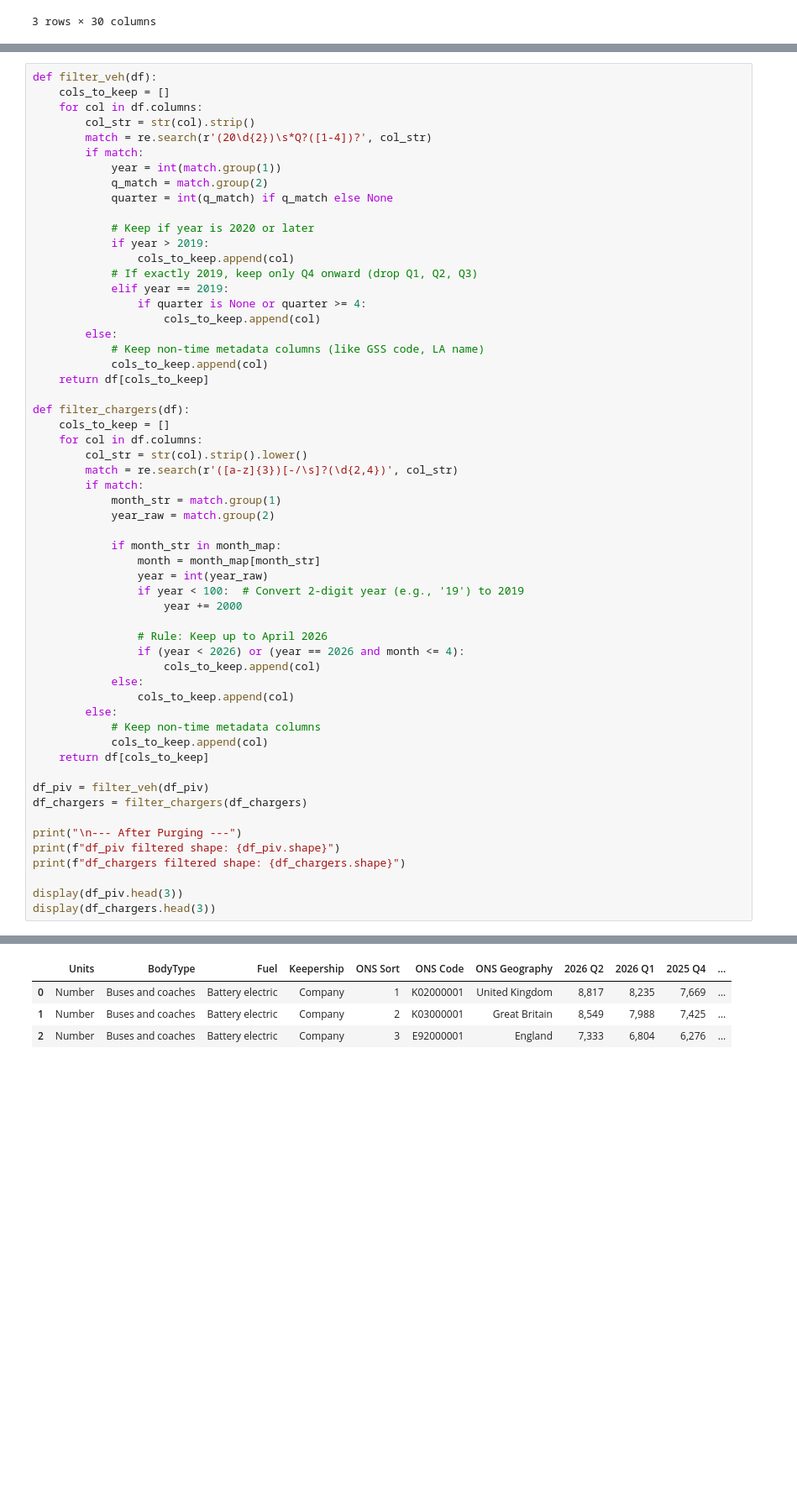
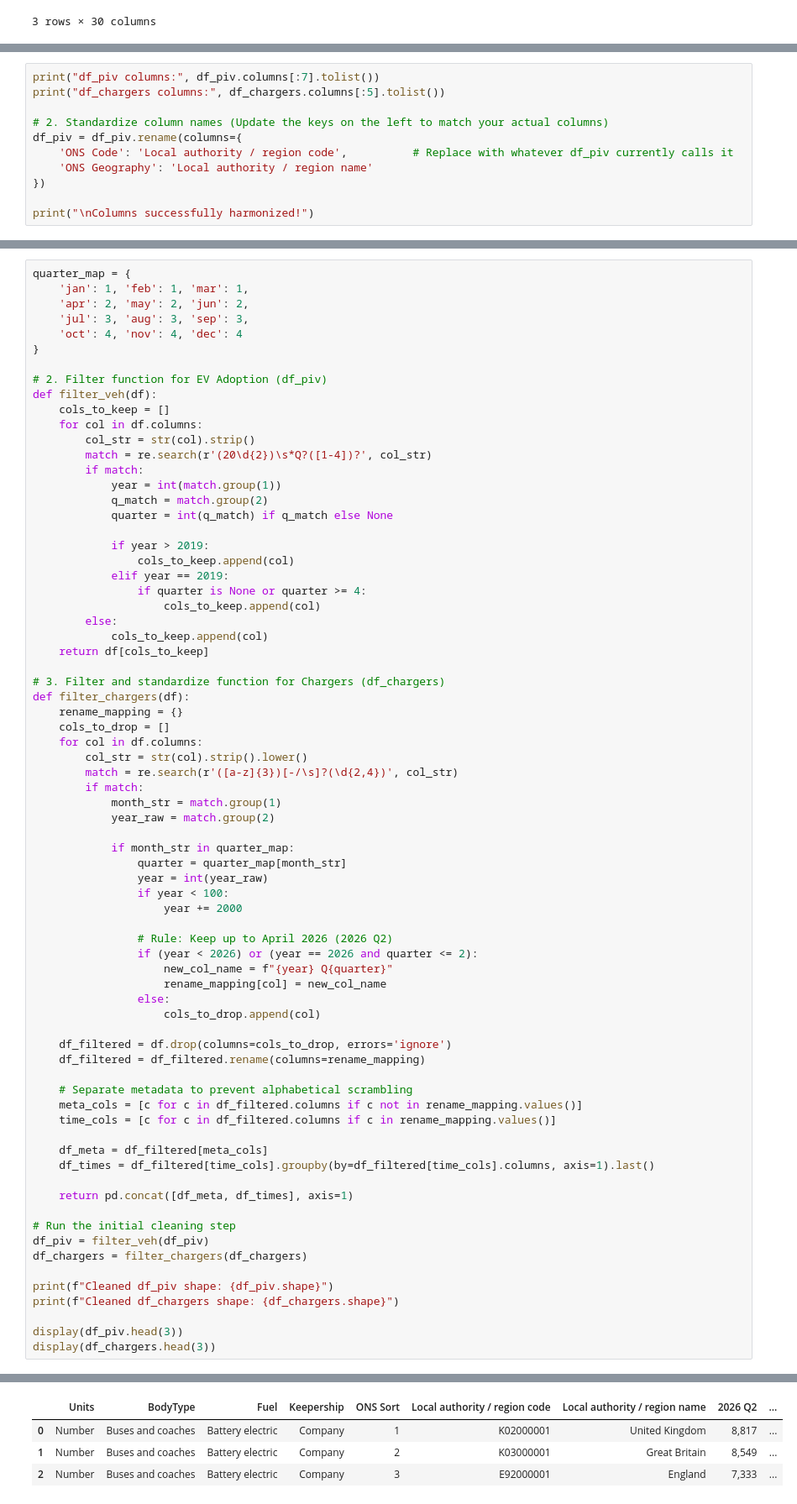
Before and after one commit to leon72305-source/DSAI_FINAL, a Jupyter notebook: DSandAIP2027_Drafts.ipynb, the cells around one changed output, grey strips where cells are left out. Shown at 84% size. Saved outputs shown, nothing was run; the diff lists cells and outputs as text; blank space fills up the shorter version.

Commit message:
Commit: Dataset Cleaning Working

```diff
--- a/DSandAIP2027_Drafts.ipynb
+++ b/DSandAIP2027_Drafts.ipynb
@@ -55,0 +58,11 @@ df_chargers shape: (470, 30)
+# %%
+print("df_piv columns:", df_piv.columns[:7].tolist())
+print("df_chargers columns:", df_chargers.columns[:5].tolist())
+
+# 2. Standardize column names (Update the keys on the left to match your actual columns)
+df_piv = df_piv.rename(columns={
+    'ONS Code': 'Local authority / region code',          # Replace with whatever df_piv currently calls it
+    'ONS Geography': 'Local authority / region name'
+})
+
+print("\nColumns successfully harmonized!")
@@ -56,4 +74,12 @@ df_chargers shape: (470, 30)
 # %%
+quarter_map = {
+    'jan': 1, 'feb': 1, 'mar': 1,
+    'apr': 2, 'may': 2, 'jun': 2,
+    'jul': 3, 'aug': 3, 'sep': 3,
+    'oct': 4, 'nov': 4, 'dec': 4
+}
+
+# 2. Filter function for EV Adoption (df_piv)
 def filter_veh(df):
     cols_to_keep = []
     for col in df.columns:
@@ -64,20 +90,19 @@ def filter_veh(df):
             q_match = match.group(2)
             quarter = int(q_match) if q_match else None
 
-            # Keep if year is 2020 or later
             if year > 2019:
                 cols_to_keep.append(col)
-            # If exactly 2019, keep only Q4 onward (drop Q1, Q2, Q3)
             elif year == 2019:
                 if quarter is None or quarter >= 4:
                     cols_to_keep.append(col)
         else:
-            # Keep non-time metadata columns (like GSS code, LA name)
             cols_to_keep.append(col)
     return df[cols_to_keep]
 
+# 3. Filter and standardize function for Chargers (df_chargers)
 def filter_chargers(df):
-    cols_to_keep = []
+    rename_mapping = {}
+    cols_to_drop = []
     for col in df.columns:
         col_str = str(col).strip().lower()
         match = re.search(r'([a-z]{3})[-/\s]?(\d{2,4})', col_str)
@@ -85,28 +110,37 @@ def filter_chargers(df):
             month_str = match.group(1)
             year_raw = match.group(2)
 
-            if month_str in month_map:
-                month = month_map[month_str]
+            if month_str in quarter_map:
+                quarter = quarter_map[month_str]
                 year = int(year_raw)
-                if year < 100:  # Convert 2-digit year (e.g., '19') to 2019
+                if year < 100:
                     year += 2000
 
-                # Rule: Keep up to April 2026
-                if (year < 2026) or (year == 2026 and month <= 4):
-                    cols_to_keep.append(col)
-            else:
-                cols_to_keep.append(col)
-        else:
-            # Keep non-time metadata columns
-            cols_to_keep.append(col)
-    return df[cols_to_keep]
+                # Rule: Keep up to April 2026 (2026 Q2)
+                if (year < 2026) or (year == 2026 and quarter <= 2):
+                    new_col_name = f"{year} Q{quarter}"
+                    rename_mapping[col] = new_col_name
+                else:
+                    cols_to_drop.append(col)
 
+    df_filtered = df.drop(columns=cols_to_drop, errors='ignore')
+    df_filtered = df_filtered.rename(columns=rename_mapping)
+
+    # Separate metadata to prevent alphabetical scrambling
+    meta_cols = [c for c in df_filtered.columns if c not in rename_mapping.values()]
+    time_cols = [c for c in df_filtered.columns if c in rename_mapping.values()]
+
+    df_meta = df_filtered[meta_cols]
+    df_times = df_filtered[time_cols].groupby(by=df_filtered[time_cols].columns, axis=1).last()
+
+    return pd.concat([df_meta, df_times], axis=1)
+
+# Run the initial cleaning step
 df_piv = filter_veh(df_piv)
 df_chargers = filter_chargers(df_chargers)
 
-print("\n--- After Purging ---")
-print(f"df_piv filtered shape: {df_piv.shape}")
-print(f"df_chargers filtered shape: {df_chargers.shape}")
+print(f"Cleaned df_piv shape: {df_piv.shape}")
+print(f"Cleaned df_chargers shape: {df_chargers.shape}")
 
 display(df_piv.head(3))
 display(df_chargers.head(3))
@@ -117,5 +150,5 @@ df_chargers filtered shape: (470, 29)
-|  | Units | BodyType | Fuel | Keepership | ONS Sort | ONS Code | ONS Geography | 2026 Q2 | 2026 Q1 | 2025 Q4 | ... |
-| 0 | Number | Buses and coaches | Battery electric | Company | 1 | K02000001 | United Kingdom | 8,817 | 8,235 | 7,669 | ... |
-| 1 | Number | Buses and coaches | Battery electric | Company | 2 | K03000001 | Great Britain | 8,549 | 7,988 | 7,425 | ... |
-| 2 | Number | Buses and coaches | Battery electric | Company | 3 | E92000001 | England | 7,333 | 6,804 | 6,276 | ... |
+|  | Units | BodyType | Fuel | Keepership | ONS Sort | Local authority / region code | Local authority / region name | 2026 Q2 | ... |
+| 0 | Number | Buses and coaches | Battery electric | Company | 1 | K02000001 | United Kingdom | 8,817 | ... |
+| 1 | Number | Buses and coaches | Battery electric | Company | 2 | K03000001 | Great Britain | 8,549 | ... |
+| 2 | Number | Buses and coaches | Battery electric | Company | 3 | E92000001 | England | 7,333 | ... |
 3 rows × 34 columns
```
Also changed, not shown: parts of 6 cells of this notebook.
